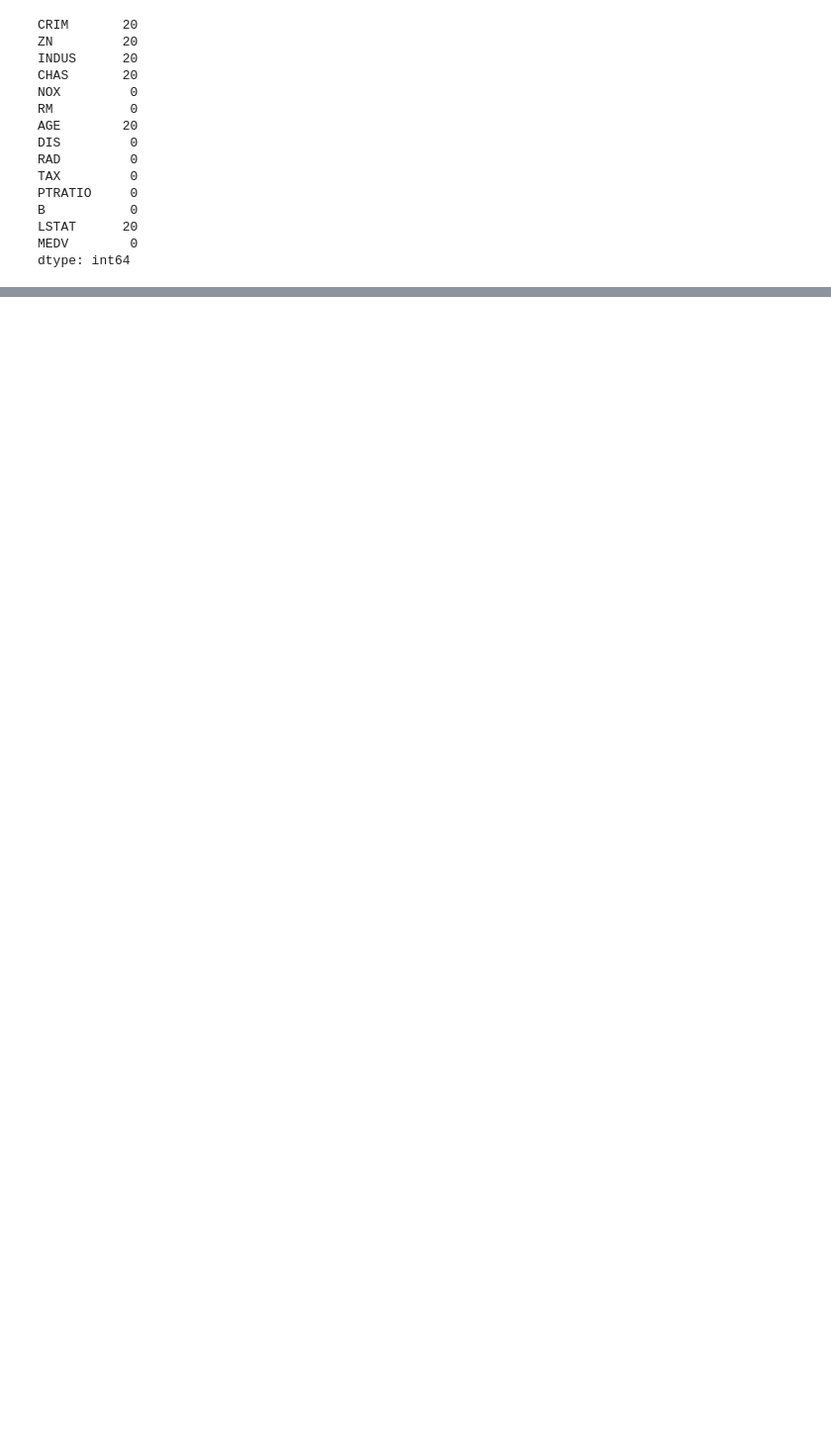
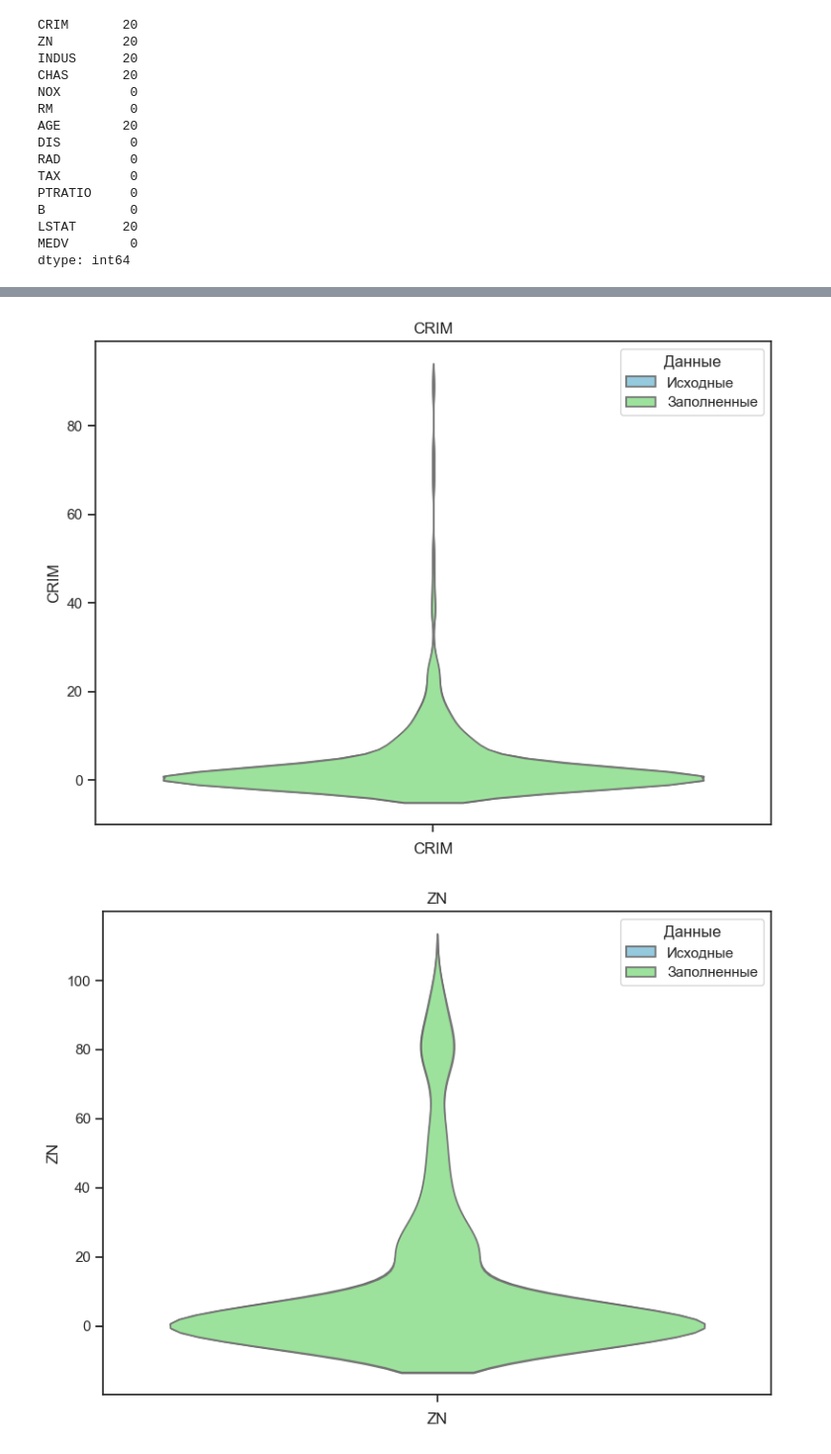
Before and after one commit to pluxaaa/MLT, a Jupyter notebook: NIR/NIR.ipynb, the cells around one changed output, grey strips where cells are left out. Shown at 99% size. Saved outputs shown, nothing was run; the diff lists cells and outputs as text; code cells hidden in the pictures; blank space fills up the shorter version.

```diff
--- a/NIR/NIR.ipynb
+++ b/NIR/NIR.ipynb
@@ -292,0 +178,16 @@ r2_score: 0.7666468574518857
+# %%
+for col in null_cols:
+    fig, ax = plt.subplots(figsize=(8, 6))
+
+    sns.violinplot(data=data[col], color='skyblue', ax=ax, inner=None, label='Исходные')
+    sns.violinplot(data=data_imputed[col], color='lightgreen', ax=ax, inner=None, label='Заполненные')
+
+    ax.set_xlabel(col)
+    ax.set_title(f'{col}')
+    ax.legend(title='Данные')
+
+    plt.tight_layout()
+    plt.show()
+# %% [output]
+[figure, added]
+[figure, added]
```
Also changed, not shown: parts of 72 cells of this notebook, 6 other files.
